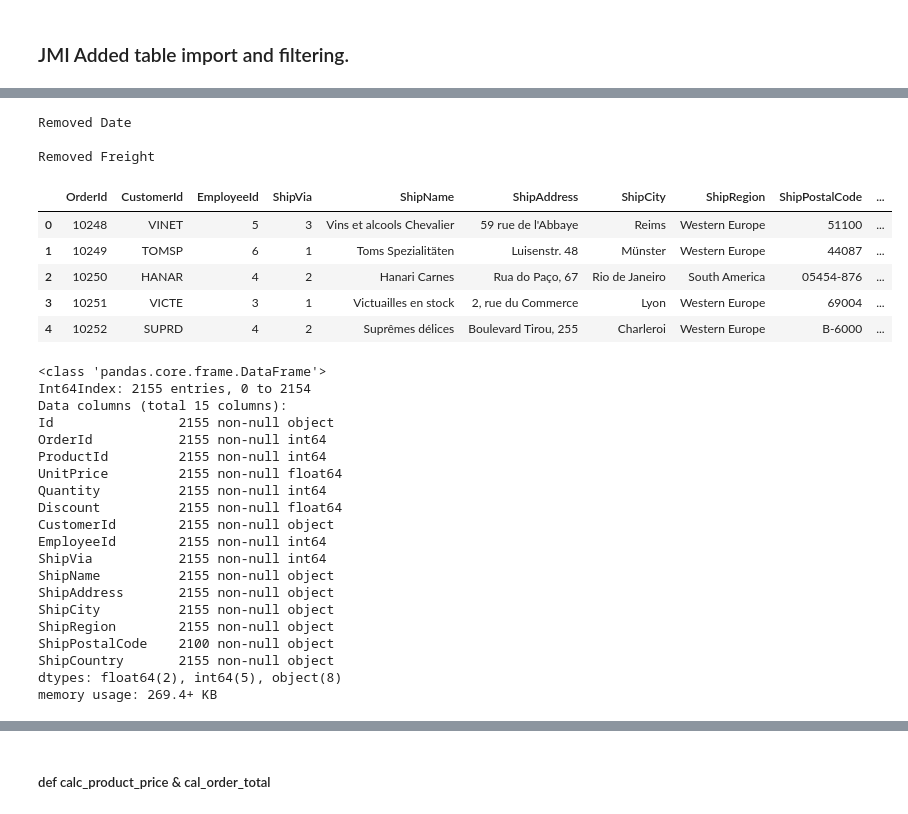
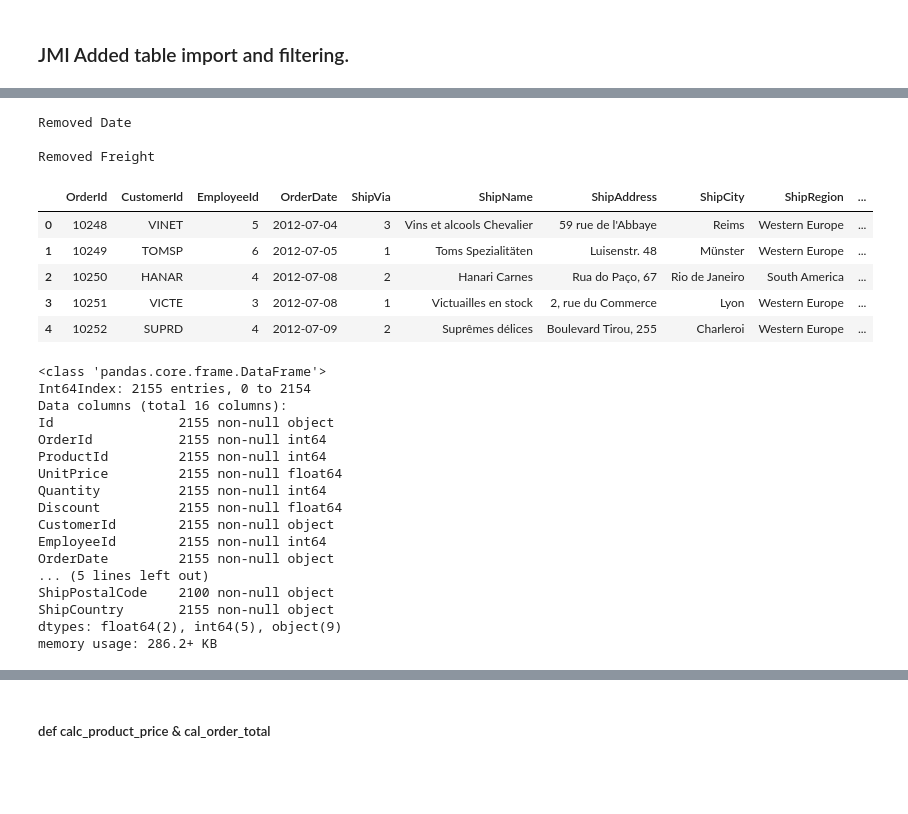
Before and after one commit to jirvingphd/dsc-2-final-project-online-ds-ft-021119, a Jupyter notebook: Mod2_Project_JMI_04_04_19_fixed_split_cells.ipynb, the cells around one changed output, grey strips where cells are left out. Drawn from its saved outputs; the diff is of its cells as text; code cells hidden in the pictures; blank space fills up the shorter version.

```diff
--- a/Mod2_Project_JMI_04_04_19_fixed_split_cells.ipynb
+++ b/Mod2_Project_JMI_04_04_19_fixed_split_cells.ipynb
@@ -1957,6 +1957,17 @@ Normality: stat =93.28540994747095, p = 5.537715101544234e-21
 - Cohen's d indicates it a small effect size.
 # %% [markdown]
 # Hypothesis 3 - Placeholder
+# %%
+# %whos
+df=[]
+df_A=[]
+df_B=[]
+df_disc_codes = []
+df_disc_orig = []
+df_full_orig = []
+df_full_orig_clean = []
+df_disc_orig_clean = []
+# print(df_to_empty)
 # %% [markdown]
 # Hypothesis 3 (Taken from Hyppthesis Testing Outline 04-06-19)
 Does the time of year affect quantity of items sold?
@@ -2042,21 +2053,22 @@ def df_drop_regex(DF, regex_list):
     return df_cut
 # %%
 # TAKE  DB_Orderm rename index, remove unwanted columns
-DB_Order.rename({'Id':'OrderId'},axis=1,inplace=True)
+DB_Order.rename({'Id':'OrderId','OrderDate':'OrderPlaced'},axis=1,inplace=True)
 
 # Drop unwanted columns from DB_Orde to make df_Order
 regex_to_drop = ['Date','Freight']
 
 df_Order = df_drop_regex(DB_Order, regex_to_drop)
+df_Order.rename({'OrderPlaced':'OrderDate'},axis=1,inplace=True)
 df_Order.head()
 # %% [output]
 Removed Date
 
 Removed Freight
-|  | OrderId | CustomerId | EmployeeId | ShipVia | ShipName | ShipAddress | ShipCity | ShipRegion | ShipPostalCode | ... |
-| 0 | 10248 | VINET | 5 | 3 | Vins et alcools Chevalier | 59 rue de l'Abbaye | Reims | Western Europe | 51100 | ... |
-| 1 | 10249 | TOMSP | 6 | 1 | Toms Spezialitäten | Luisenstr. 48 | Münster | Western Europe | 44087 | ... |
-| 2 | 10250 | HANAR | 4 | 2 | Hanari Carnes | Rua do Paço, 67 | Rio de Janeiro | South America | 05454-876 | ... |
-| 3 | 10251 | VICTE | 3 | 1 | Victuailles en stock | 2, rue du Commerce | Lyon | Western Europe | 69004 | ... |
-| 4 | 10252 | SUPRD | 4 | 2 | Suprêmes délices | Boulevard Tirou, 255 | Charleroi | Western Europe | B-6000 | ... |
+|  | OrderId | CustomerId | EmployeeId | OrderDate | ShipVia | ShipName | ShipAddress | ShipCity | ShipRegion | ... |
+| 0 | 10248 | VINET | 5 | 2012-07-04 | 3 | Vins et alcools Chevalier | 59 rue de l'Abbaye | Reims | Western Europe | ... |
+| 1 | 10249 | TOMSP | 6 | 2012-07-05 | 1 | Toms Spezialitäten | Luisenstr. 48 | Münster | Western Europe | ... |
+| 2 | 10250 | HANAR | 4 | 2012-07-08 | 2 | Hanari Carnes | Rua do Paço, 67 | Rio de Janeiro | South America | ... |
+| 3 | 10251 | VICTE | 3 | 2012-07-08 | 1 | Victuailles en stock | 2, rue du Commerce | Lyon | Western Europe | ... |
+| 4 | 10252 | SUPRD | 4 | 2012-07-09 | 2 | Suprêmes délices | Boulevard Tirou, 255 | Charleroi | Western Europe | ... |
 # %%
@@ -2067,7 +2080,7 @@ df_order_geo.info()
 # %% [output]
 <class 'pandas.core.frame.DataFrame'>
 Int64Index: 2155 entries, 0 to 2154
-Data columns (total 15 columns):
+Data columns (total 16 columns):
 Id                2155 non-null object
 OrderId           2155 non-null int64
 ProductId         2155 non-null int64
@@ -2076,12 +2089,9 @@ Quantity          2155 non-null int64
 Discount          2155 non-null float64
 CustomerId        2155 non-null object
 EmployeeId        2155 non-null int64
-ShipVia           2155 non-null int64
-ShipName          2155 non-null object
-ShipAddress       2155 non-null object
-ShipCity          2155 non-null object
-ShipRegion        2155 non-null object
+OrderDate         2155 non-null object
+... (5 lines left out)
 ShipPostalCode    2100 non-null object
 ShipCountry       2155 non-null object
-dtypes: float64(2), int64(5), object(8)
-memory usage: 269.4+ KB
+dtypes: float64(2), int64(5), object(9)
+memory usage: 286.2+ KB
```
Also changed, not shown: parts of 95 cells of this notebook.
